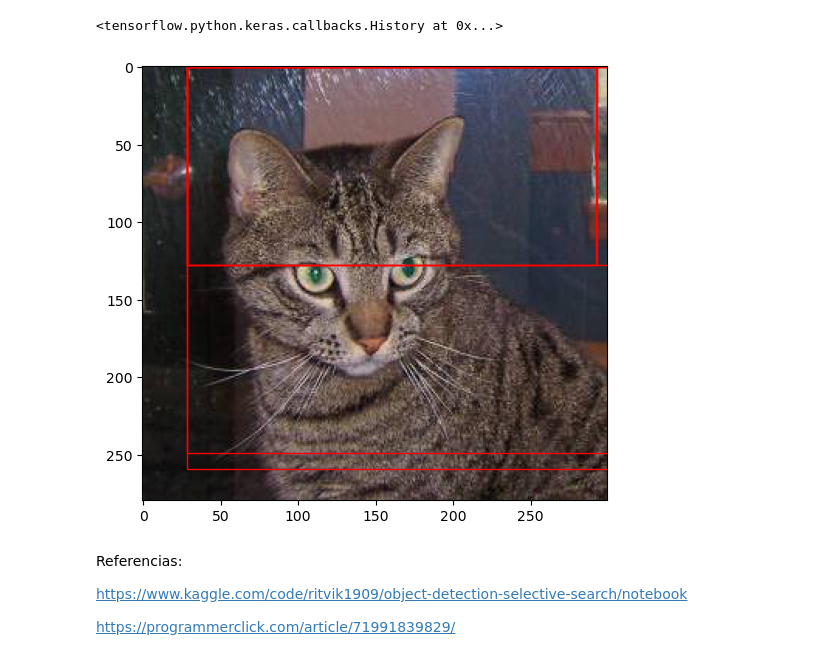
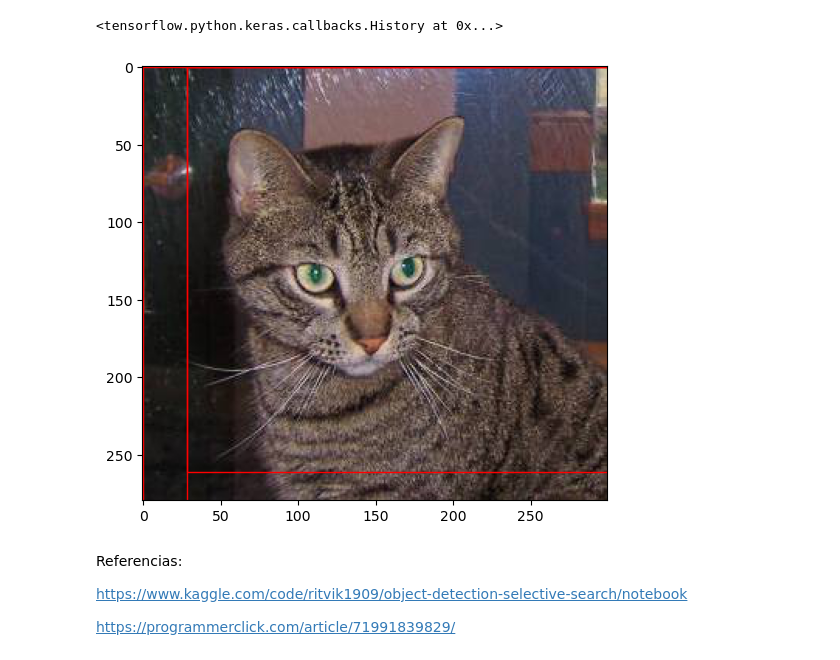
Before and after one commit to MauAlvarado43/ai_course_es, a Jupyter notebook: 094_r-cnn.ipynb, the cells around one changed output. Cells and saved outputs as stored; diff of their text form; code cells hidden in the pictures.

```diff
--- a/094_r-cnn.ipynb
+++ b/094_r-cnn.ipynb
@@ -428,25 +427,25 @@ Epoch 25/25
 # %%
 import cv2
 
 # Analizamos las regiones que han pasado el filtro de IoU
 
 fig, ax = plt.subplots(ncols=1, nrows=1, figsize=(6, 6))
 ax.imshow(image)
 
 for box in filtered_boxes:
 
     x, y, w, h = box
     img = image[y:h, x:w, :]
     img_resized = cv2.resize(img, (64, 64))
 
     pred = cnn.predict(img_resized.reshape(1, 64, 64, 3))
-    if pred[0][0] == 1:
+    if pred[0][0] == 0:
         rect = patches.Rectangle((box[0], box[1]), box[2] - box[0], box[3] - box[1], fill=False, edgecolor='red', linewidth=1)
         ax.add_patch(rect)
 
 plt.show()
 # %% [output]
-[figure, old version]
+[figure, new version]
 # %% [markdown]
 Referencias:
 
```
Also changed, not shown: parts of 1 cell of this notebook, 1 other file.
